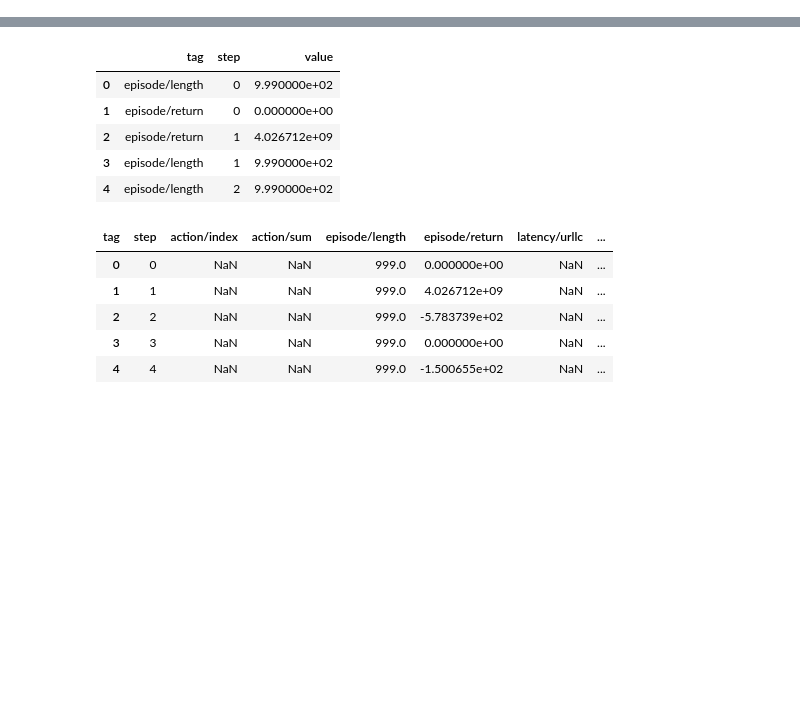
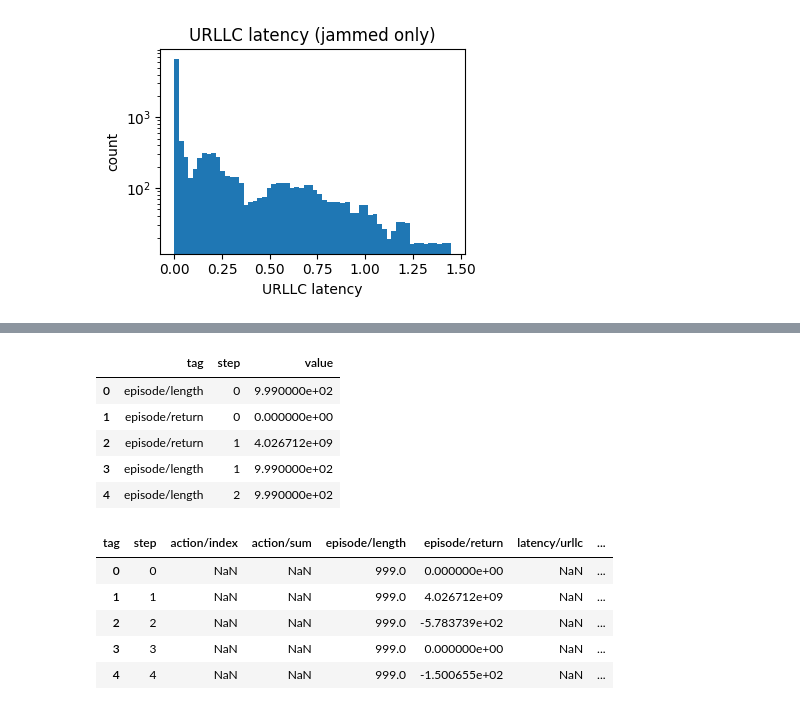
Before and after one commit to ElaheDlv/Resilient_PRB_allocation, a Jupyter notebook: backend/notebooks/validation.ipynb, the cells around one changed output, grey strips where cells are left out. Cells and saved outputs as stored; diff of their text form; code cells hidden in the pictures; blank space fills up the shorter version.

Commit message:
minor change in the xapp and change the code to plot the validation values

```diff
--- a/backend/notebooks/validation.ipynb
+++ b/backend/notebooks/validation.ipynb
@@ -3,8 +3,9 @@ from tensorflow.python.lib.io import tf_record
 from tensorboard.compat.proto.event_pb2 import Event
 from collections import defaultdict
 import pandas as pd
+import matplotlib.pyplot as plt
 
-event_file = "../tb_logs/res_validator/idle__20260113_104214__res18_off0_const5_per8000_dur2000/events.out.tfevents.1768318934.elahe-LEGION-T7-34IAS10.492429.0"
+event_file = "../tb_logs/res_validator/idle__20260114_104940__res18_off0_const5_per8000_dur2000/events.out.tfevents.1768405780.elahe-LEGION-T7-34IAS10.557366.0"
 
 scalars = defaultdict(list)
 
@@ -47,3 +48,26 @@ satisfaction/URLLC_capped
 satisfaction/URLLC_raw
 episode/return
 episode/length
+# %%
+def tag_df(scalars, tag):
+    d = pd.DataFrame(scalars[tag]).sort_values("step")
+    return d[["step", "value"]].rename(columns={"value": tag})
+
+# example: build a small merged table for one run
+lat = tag_df(scalars, "latency/urllc")
+embb = tag_df(scalars, "throughput/embb_mbps")
+urllc = tag_df(scalars, "throughput/urllc_mbps")
+prb = tag_df(scalars, "prb/effective_ratio")
+res = tag_df(scalars, "prb/reserve_fraction")
+sat_u = tag_df(scalars, "satisfaction/URLLC_capped")
+sat_e = tag_df(scalars, "satisfaction/eMBB_capped")
+
+run = lat.merge(prb, on="step", how="inner") \
+         .merge(res, on="step", how="inner") \
+         .merge(urllc, on="step", how="inner") \
+         .merge(embb, on="step", how="inner") \
+         .merge(sat_u, on="step", how="inner") \
+         .merge(sat_e, on="step", how="inner")
+
+run["jammed"] = run["prb/effective_ratio"] < 0.999
+run.head()
@@ -49,0 +81,12 @@ episode/length
+# %%
+data = run[run["jammed"]]
+plt.figure(figsize=(4,3))
+plt.hist(data["latency/urllc"], bins=60)
+plt.yscale("log")
+plt.xlabel("URLLC latency")
+plt.ylabel("count")
+plt.title("URLLC latency (jammed only)")
+plt.tight_layout()
+plt.show()
+# %% [output]
+[figure, added]
```
Also changed, not shown: parts of 32 cells of this notebook, 2 other files.
